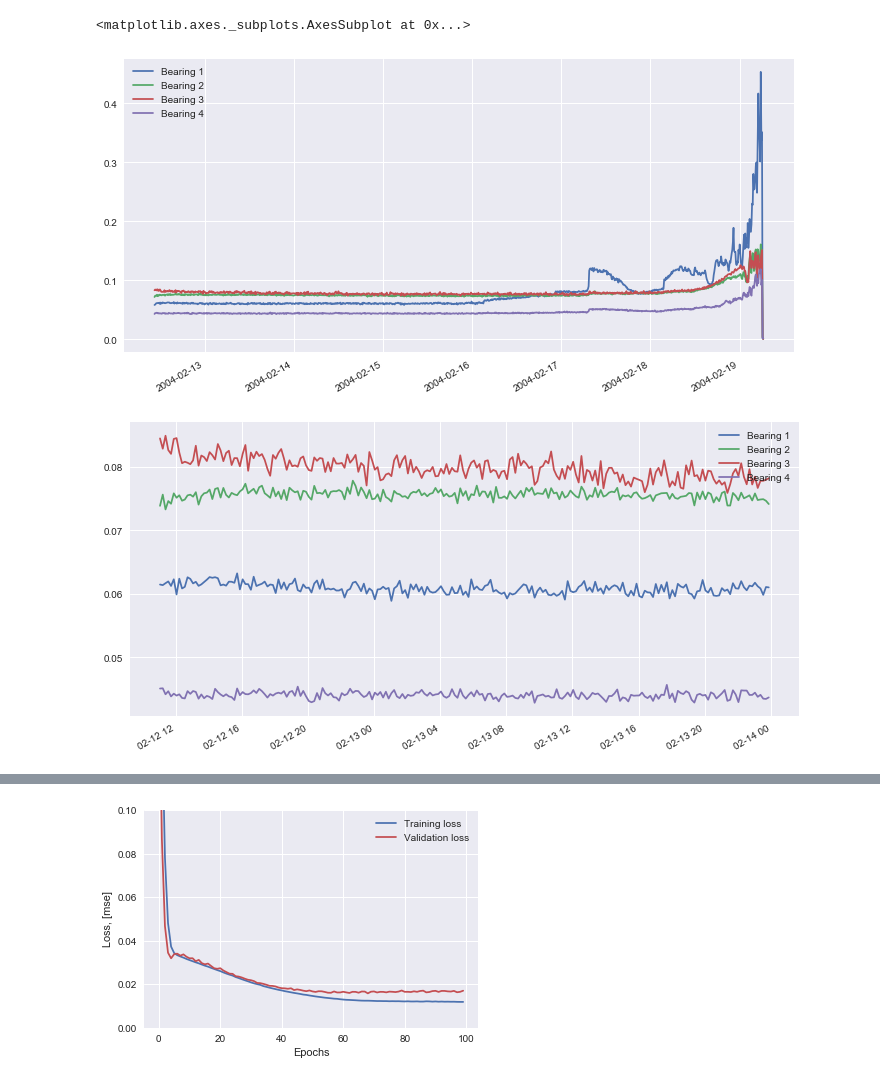
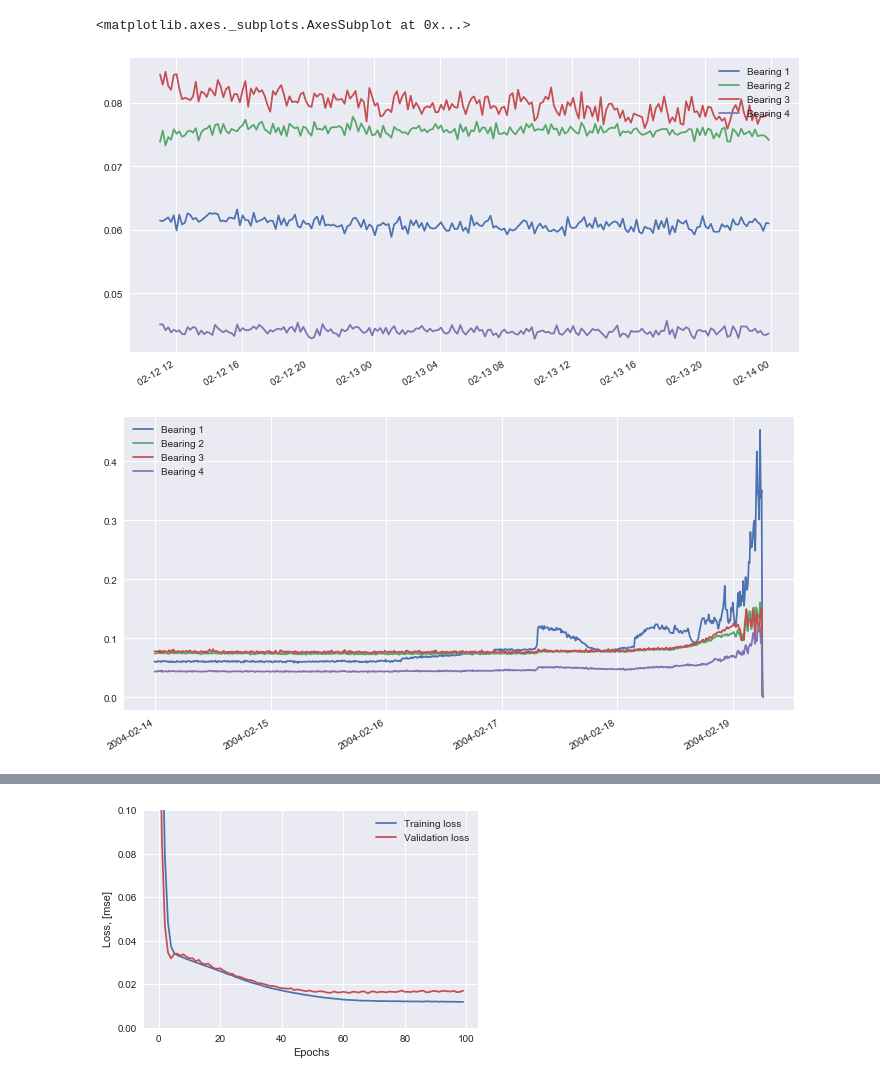
Before and after one commit to MaxDam/deep-learning-experiments, a Jupyter notebook: anomaly_detection/TOWARD_DATASCIENCE_ARTICLE/anomalyDetectionByArticle.ipynb, the cells around one changed output, grey strips where cells are left out. Drawn from its saved outputs; the diff is of its cells as text; code cells hidden in the pictures.

```diff
--- a/anomaly_detection/TOWARD_DATASCIENCE_ARTICLE/anomalyDetectionByArticle.ipynb
+++ b/anomaly_detection/TOWARD_DATASCIENCE_ARTICLE/anomalyDetectionByArticle.ipynb
@@ -64,0 +47,4 @@ merged_data.head()
+# %%
+merged_data=pd.read_csv('merged_dataset_BearingTest_2.csv', header=0, index_col=0, parse_dates=[0])
+merged_data = merged_data.sort_index()
+merged_data.head()
@@ -65,11 +58,10 @@ merged_data.head()
 # %%
-merged_data.plot(figsize = (12,6))
-
 #Define train/test data:
 dataset_train = merged_data['2004-02-12 11:02:39':'2004-02-13 23:52:39']
 dataset_test = merged_data['2004-02-13 23:52:39':]
 dataset_train.plot(figsize = (12,6))
+dataset_test.plot(figsize = (12,6))
 # %% [output]
 <matplotlib.axes._subplots.AxesSubplot at 0x...>
-[figure, old version]
+[figure, new version]
-[figure, old version]
+[figure, new version]
```
Also changed, not shown: parts of 17 cells of this notebook, 3 other files.
